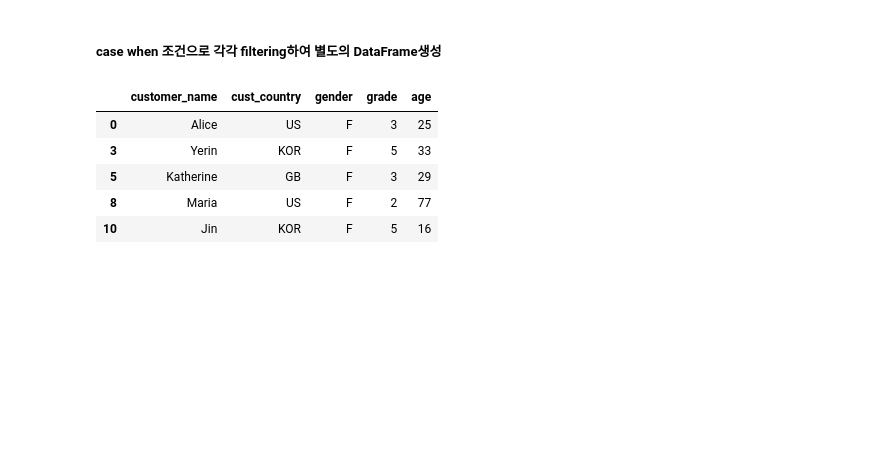
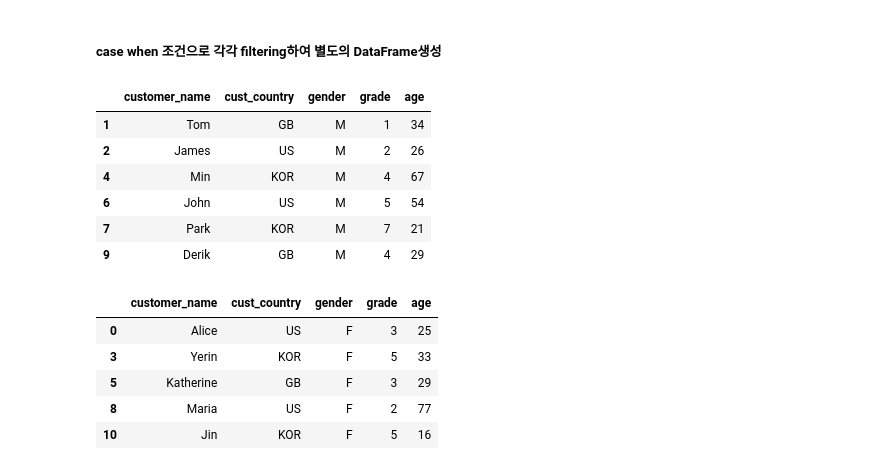
Before and after one commit to smallbee3/kaggle-advanced-ml, a Jupyter notebook: Pandas_Groupby_01.ipynb, the cells around one changed output. Drawn from its saved outputs; the diff is of its cells as text; code cells hidden in the pictures; blank space fills up the shorter version.

```diff
--- a/Pandas_Groupby_01.ipynb
+++ b/Pandas_Groupby_01.ipynb
@@ -122,6 +193,16 @@ cond_male = customer['gender'] == 'M'
 cond_female = customer['gender'] == 'F'
 cust_male = customer[cond_male]
 cust_female = customer[cond_female]
+# %%
+cust_male
+# %% [output]
+|  | customer_name | cust_country | gender | grade | age |
+| 1 | Tom | GB | M | 1 | 34 |
+| 2 | James | US | M | 2 | 26 |
+| 4 | Min | KOR | M | 4 | 67 |
+| 6 | John | US | M | 5 | 54 |
+| 7 | Park | KOR | M | 7 | 21 |
+| 9 | Derik | GB | M | 4 | 29 |
 # %%
 cust_female
 # %% [output]
```
Also changed, not shown: parts of 11 cells of this notebook.
